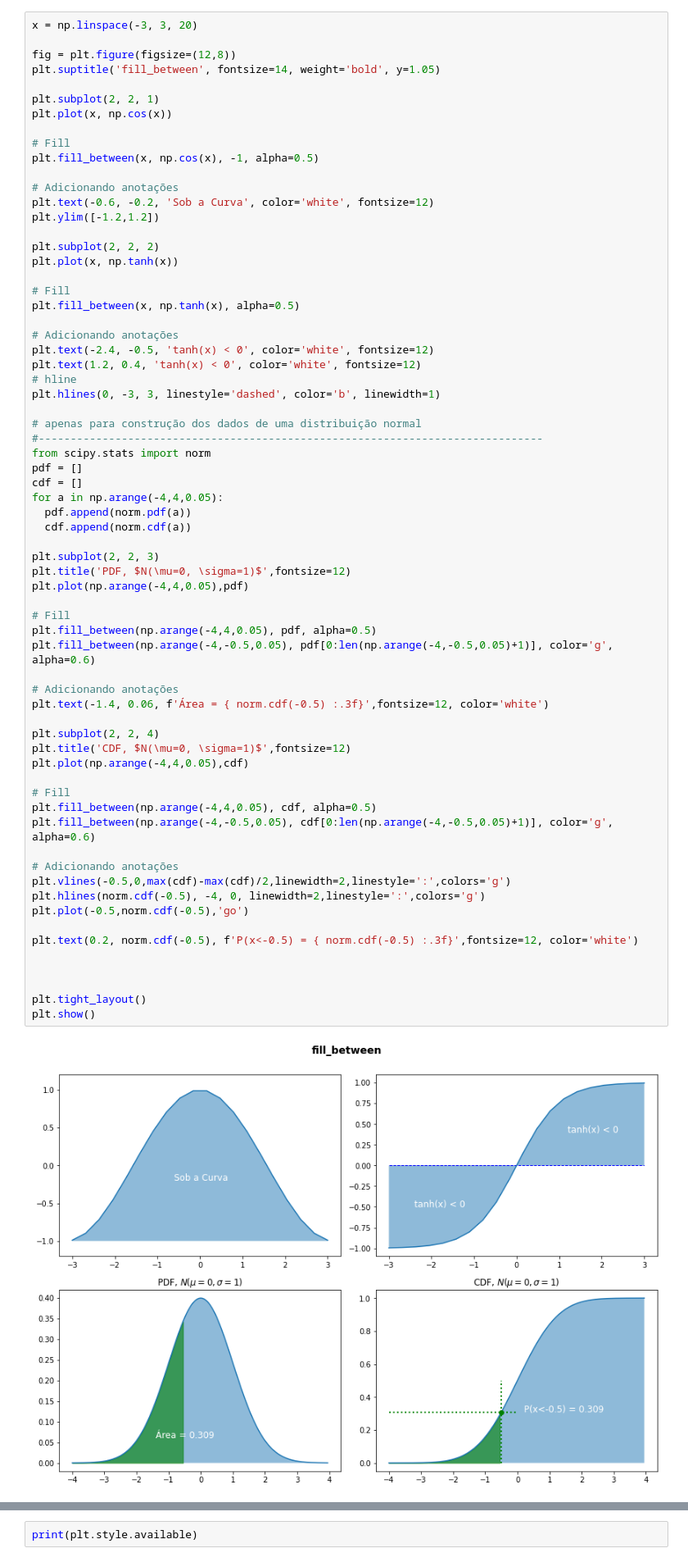
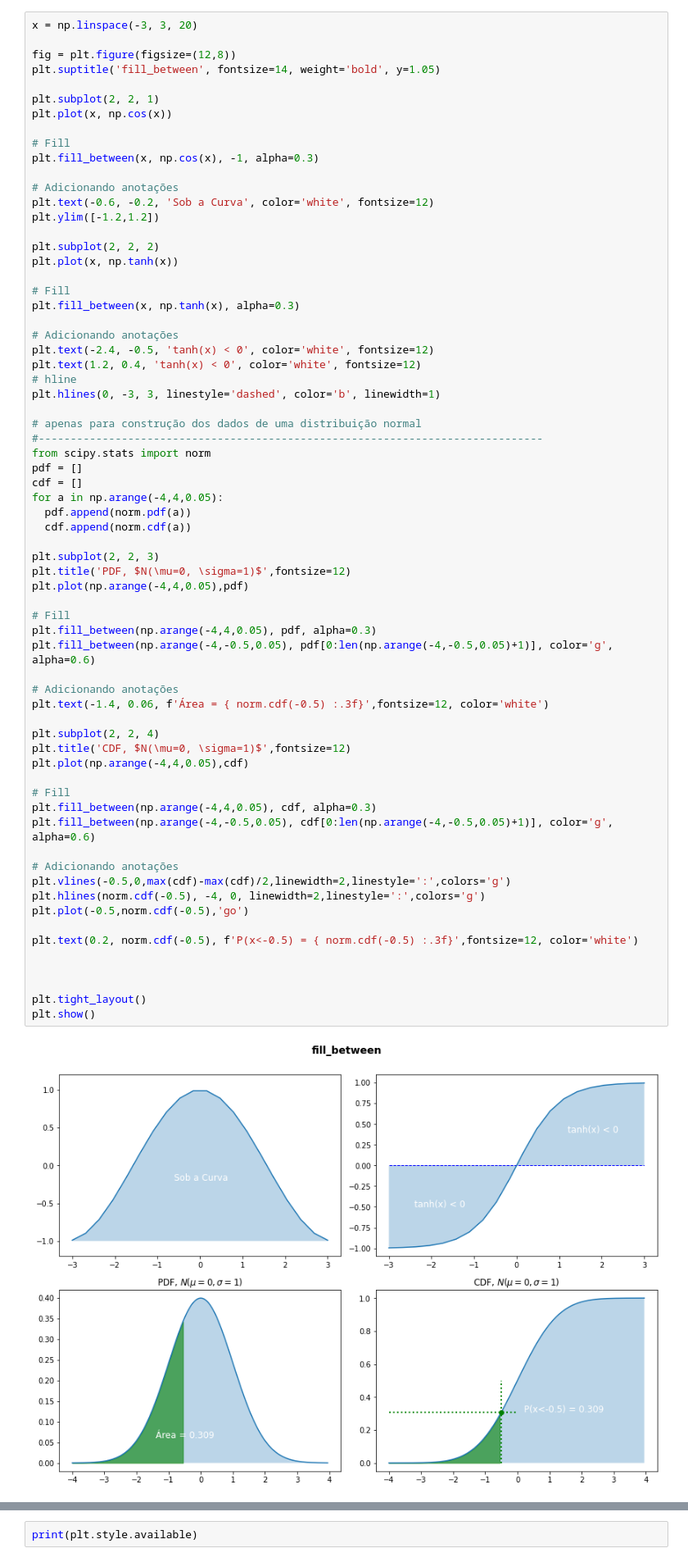
Before and after one commit to Rogerio-mack/Visualizacao-de-Dados-em-Python, a Jupyter notebook: c2_parte_1.ipynb, the cells around one changed output, grey strips where cells are left out. Shown at 82% size. Cells and saved outputs as stored; diff of their text form.

```diff
--- a/c2_parte_1.ipynb
+++ b/c2_parte_1.ipynb
@@ -351,7 +331,7 @@ plt.subplot(2, 2, 1)
 plt.plot(x, np.cos(x))
 
 # Fill
-plt.fill_between(x, np.cos(x), -1, alpha=0.5)
+plt.fill_between(x, np.cos(x), -1, alpha=0.3)
 
 # Adicionando anotações
 plt.text(-0.6, -0.2, 'Sob a Curva', color='white', fontsize=12)
@@ -361,7 +341,7 @@ plt.subplot(2, 2, 2)
 plt.plot(x, np.tanh(x))
 
 # Fill
-plt.fill_between(x, np.tanh(x), alpha=0.5)
+plt.fill_between(x, np.tanh(x), alpha=0.3)
 
 # Adicionando anotações
 plt.text(-2.4, -0.5, 'tanh(x) < 0', color='white', fontsize=12)
@@ -380,36 +360,36 @@ for a in np.arange(-4,4,0.05):
 
 plt.subplot(2, 2, 3)
 plt.title('PDF, $N(\mu=0, \sigma=1)$',fontsize=12)
 plt.plot(np.arange(-4,4,0.05),pdf)
 
 # Fill
-plt.fill_between(np.arange(-4,4,0.05), pdf, alpha=0.5)
+plt.fill_between(np.arange(-4,4,0.05), pdf, alpha=0.3)
 plt.fill_between(np.arange(-4,-0.5,0.05), pdf[0:len(np.arange(-4,-0.5,0.05)+1)], color='g', alpha=0.6)
 
 # Adicionando anotações
 plt.text(-1.4, 0.06, f'Área = { norm.cdf(-0.5) :.3f}',fontsize=12, color='white')
 
 plt.subplot(2, 2, 4)
 plt.title('CDF, $N(\mu=0, \sigma=1)$',fontsize=12)
 plt.plot(np.arange(-4,4,0.05),cdf)
 
 # Fill
-plt.fill_between(np.arange(-4,4,0.05), cdf, alpha=0.5)
+plt.fill_between(np.arange(-4,4,0.05), cdf, alpha=0.3)
 plt.fill_between(np.arange(-4,-0.5,0.05), cdf[0:len(np.arange(-4,-0.5,0.05)+1)], color='g', alpha=0.6)
 
 # Adicionando anotações
 plt.vlines(-0.5,0,max(cdf)-max(cdf)/2,linewidth=2,linestyle=':',colors='g')
 plt.hlines(norm.cdf(-0.5), -4, 0, linewidth=2,linestyle=':',colors='g')
 plt.plot(-0.5,norm.cdf(-0.5),'go')
 
 plt.text(0.2, norm.cdf(-0.5), f'P(x<-0.5) = { norm.cdf(-0.5) :.3f}',fontsize=12, color='white')
 
 
 
 plt.tight_layout()
 plt.show()
 # %% [output]
-[figure, old version]
+[figure, new version]
 # %% [markdown]
 ## Limite dos eixos e escalas `xlim`, `ylim` e `ticker`
 
```
Also changed, not shown: parts of 29 cells of this notebook.
